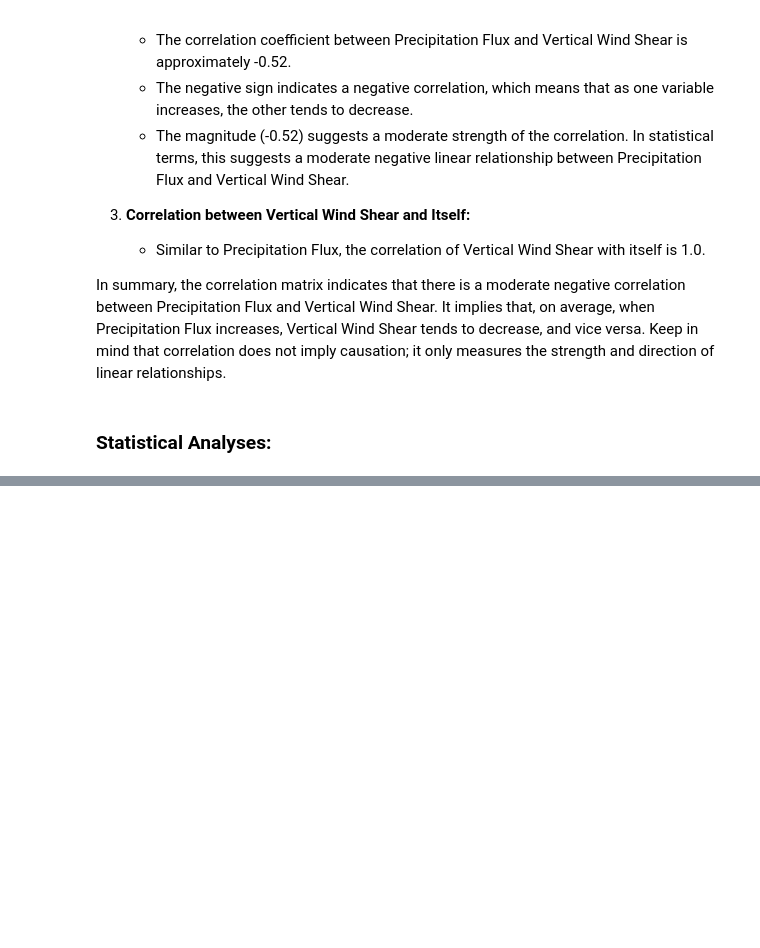
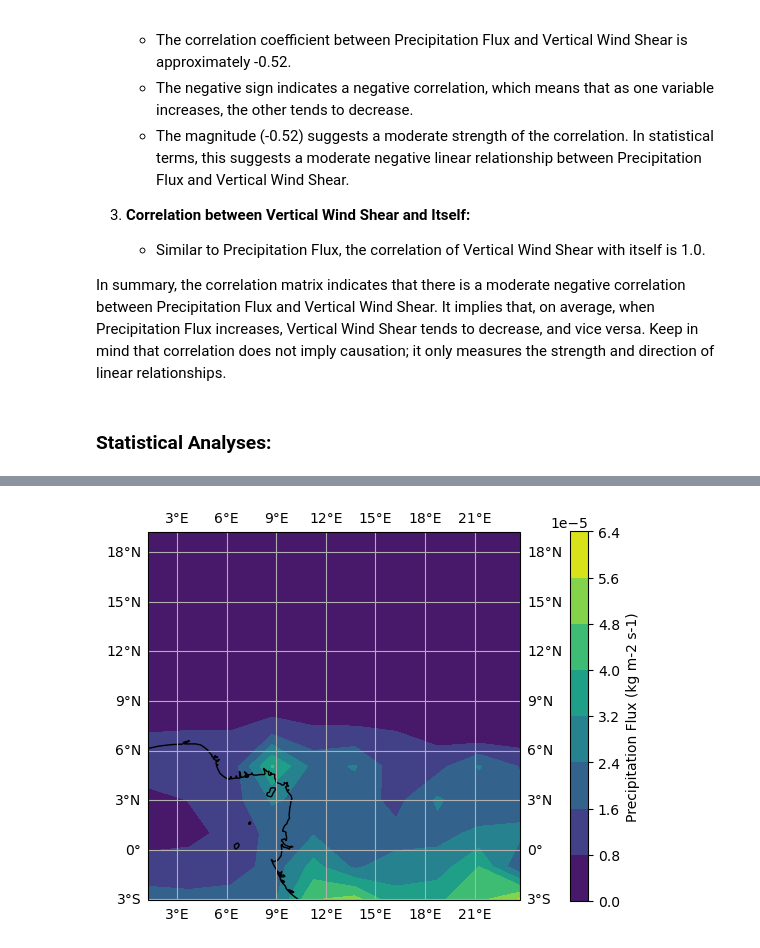
Before and after one commit to CalebTek/west-africa-rainfall-shear-analysis, a Jupyter notebook: CMIP5_Analysis.ipynb, the cells around one changed output, grey strips where cells are left out. Drawn from its saved outputs; the diff is of its cells as text; code cells hidden in the pictures; blank space fills up the shorter version.

```diff
--- a/CMIP5_Analysis.ipynb
+++ b/CMIP5_Analysis.ipynb
@@ -422,0 +425,27 @@ plt.show()
+# %%
+import matplotlib.pyplot as plt
+import cartopy.crs as ccrs
+import xarray as xr
+
+# Assuming you have an xarray DataArray 'pr_flux' with 'lat', 'lon', and 'values'
+#pr_flux = ...
+
+# Create a Cartopy GeoAxes
+fig, ax = plt.subplots(subplot_kw={'projection': ccrs.PlateCarree()})
+
+# Plot the data using contourf
+cf = ax.contourf(pr_flux['lon'], pr_flux['lat'], pr_flux.isel(time=0), transform=ccrs.PlateCarree(), cmap='viridis')
+
+# Add colorbar
+cbar = plt.colorbar(cf, ax=ax, orientation='vertical', pad=0.1)
+cbar.set_label('Precipitation Flux (kg m-2 s-1)')
+
+# Add coastlines, gridlines, etc.
+ax.coastlines()
+ax.gridlines(draw_labels=True)
+
+# Save the figure
+fig.savefig('figures/pr_flux_plot.png', bbox_inches='tight')
+plt.show()
+# %% [output]
+[figure, added]
```
Also changed, not shown: parts of 31 cells of this notebook, 23 other files.
